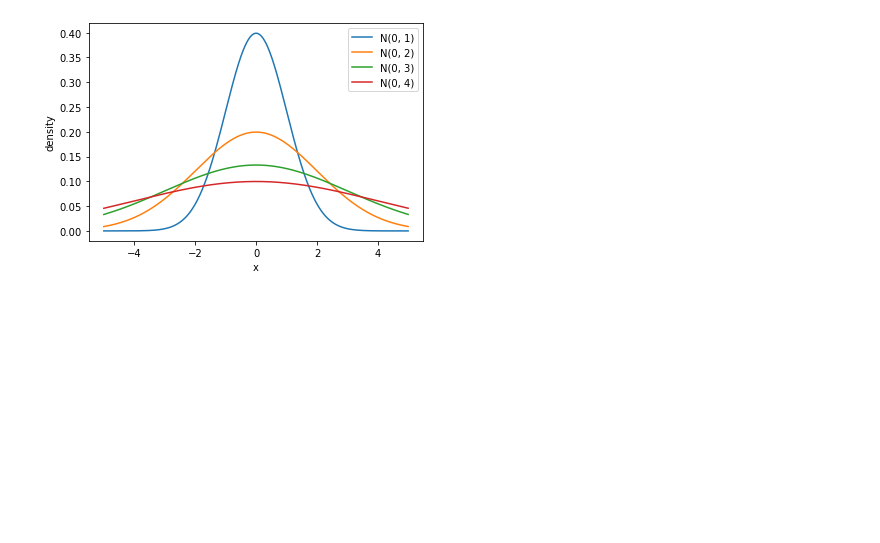
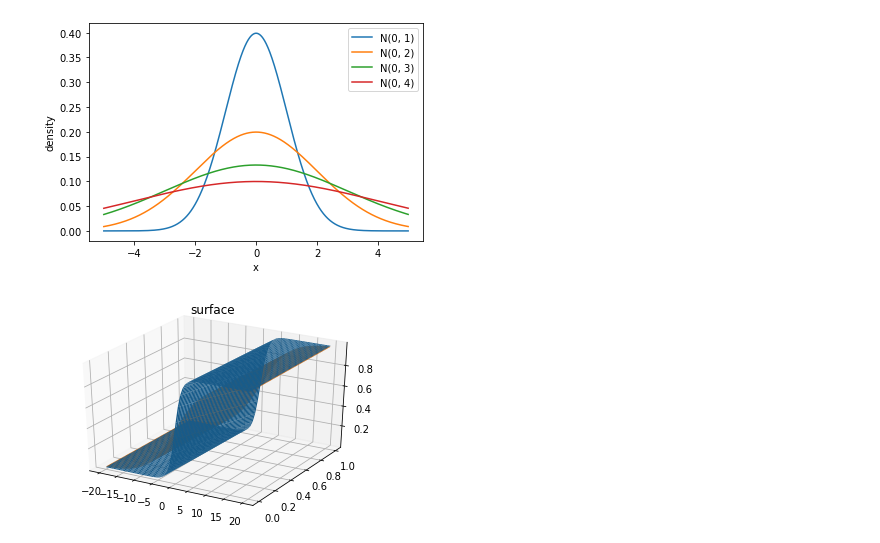
Before and after one commit to DongDong500/CPNKDv2, a Jupyter notebook: pallete_trans.ipynb, the cells around one changed output. Cells and saved outputs as stored; diff of their text form; code cells hidden in the pictures; blank space fills up the shorter version.

```diff
--- a/pallete_trans.ipynb
+++ b/pallete_trans.ipynb
@@ -780,3 +780,34 @@ plt.legend(legend)
 plt.show()
 # %% [output]
 [figure]
+# %%
+import numpy as np
+import matplotlib.pyplot as plt
+
+fig = plt.figure()
+ax = plt.axes(projection="3d")
+
+def z_function(x, y, t):
+    return np.exp(x / t) / (np.exp(x / t) + np.exp(y / t))
+
+x = np.linspace(-20, 20, 60)
+y = np.linspace(0, 1, 60)
+
+X, Y = np.meshgrid(x, y)
+Z = z_function(X, Y, 1.0)
+Z2 = z_function(X, Y, 4.0)
+
+ax.plot_wireframe(X, Y, Z, color='green')
+ax.plot_wireframe(X, Y, Z2, color='red')
+ax.set_xlabel('x')
+ax.set_ylabel('y')
+ax.set_zlabel('z')
+
+ax = plt.axes(projection='3d')
+ax.plot_surface(X, Y, Z, rstride=1, cstride=1, edgecolor='none')
+ax.plot_surface(X, Y, Z2, rstride=1, cstride=1, edgecolor='none')
+ax.set_title('surface')
+
+plt.show()
+# %% [output]
+[figure, added]
```
Also changed, not shown: parts of 3 cells of this notebook, 3 other files.
